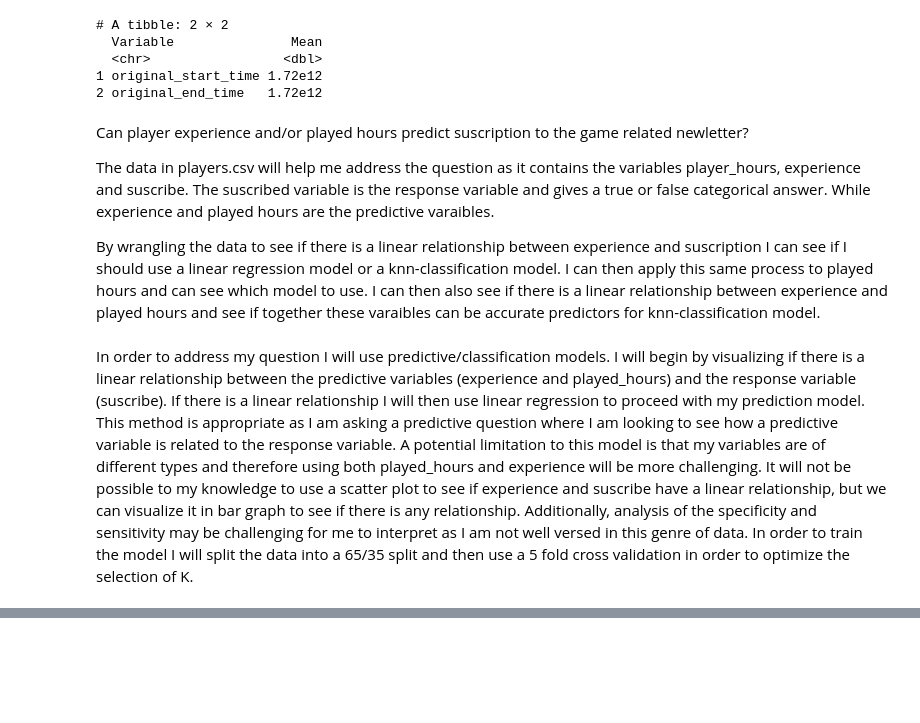
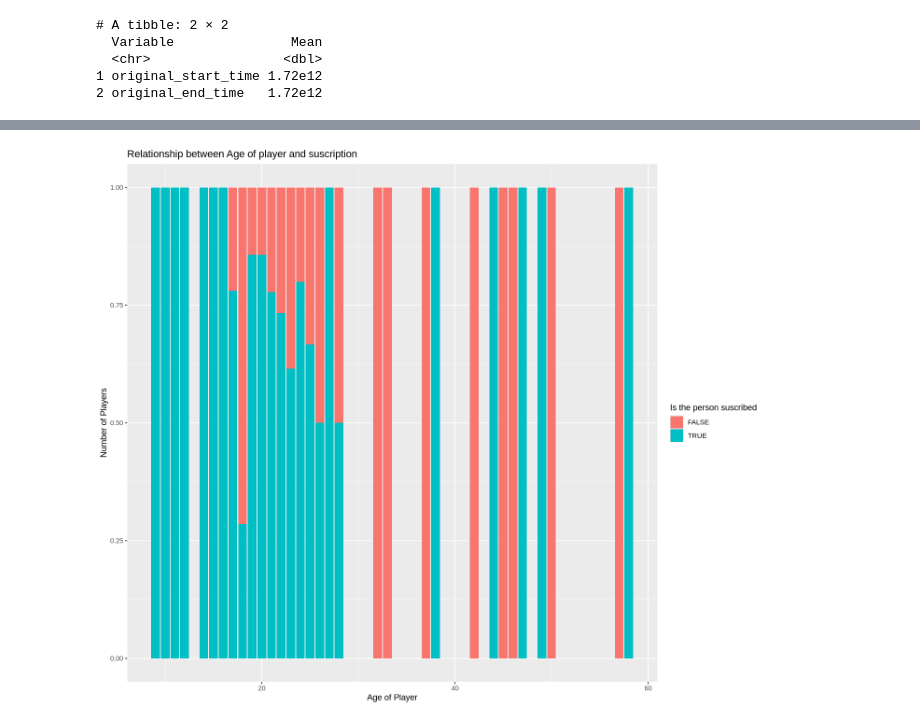
Before and after one commit to Jvantunen/DSCI_minecraft_project_group2, a Jupyter notebook: DSCI_individual_progect_Group_2.ipynb, the cells around one changed output, grey strips where cells are left out. Cells and saved outputs as stored; diff of their text form; code cells hidden in the pictures; blank space fills up the shorter version.

Commit message:
Added the visualization of the data I will be using
I also updated by methods/plan and edited so errors in my descriptions

```diff
--- a/DSCI_individual_progect_Group_2.ipynb
+++ b/DSCI_individual_progect_Group_2.ipynb
@@ -165,13 +169,17 @@ print(mean_values_sessions, digits = 2)
   <chr>                 <dbl>
 1 original_start_time 1.72e12
 2 original_end_time   1.72e12
-# %% [markdown]
-Can player experience and/or played hours predict suscription to the game related newletter?
-
-The data in players.csv will help me address the question as it contains the variables player_hours, experience and suscribe. The suscribed variable is the response variable and gives a true or false categorical answer. While experience and played hours are the predictive varaibles.
-
-By wrangling the data to see if there is a linear relationship between experience and suscription I can see if I should use a linear regression model or a knn-classification model. I can then apply this same process to played hours and can see which model to use. I can then also see if there is a linear relationship between experience and played hours and see if together these varaibles can be accurate predictors for knn-classification model.
-# %% [markdown]
-In order to address my question I will use predictive/classification models. I will begin by visualizing if there is a linear relationship between the predictive variables (experience and played_hours) and the response variable (suscribe). If there is a linear relationship I will then use linear regression to proceed with my prediction model. This method is appropriate as I am asking a predictive question where I am looking to see how a predictive variable is related to the response variable. A potential limitation to this model is that my variables are of different types and therefore using both played_hours and experience will be more challenging. It will not be possible to my knowledge to use a scatter plot to see if experience and suscribe have a linear relationship, but we can visualize it in bar graph to see if there is any relationship. Additionally, analysis of the  specificity and sensitivity may be challenging for me to interpret as I am not well versed in this genre of data. In order to train the model I will split the data into a 65/35 split and then use a 5 fold cross validation in order to optimize the selection of K.
 # %%
-#Visulization of experience vs suscription
+#Visulization of played_hours vs suscribe
+options(repr.plot.width = 12, repr.plot.height = 10)
+plot_of_players<- players|>
+ggplot(aes(x = Age, fill = subscribe))+
+geom_bar(position = 'fill')+
+xlab("Age of Player") +
+ylab("Number of Players")+
+labs(fill = "Is the person subscribed")+
+ggtitle("Relationship between Age of player and subscription")
+
+
+plot_of_players
+# %% [output]
@@ -177,0 +188 @@ In order to address my question I will use predictive/classification models. I w
+[figure, added]
```
Also changed, not shown: parts of 8 cells of this notebook.
